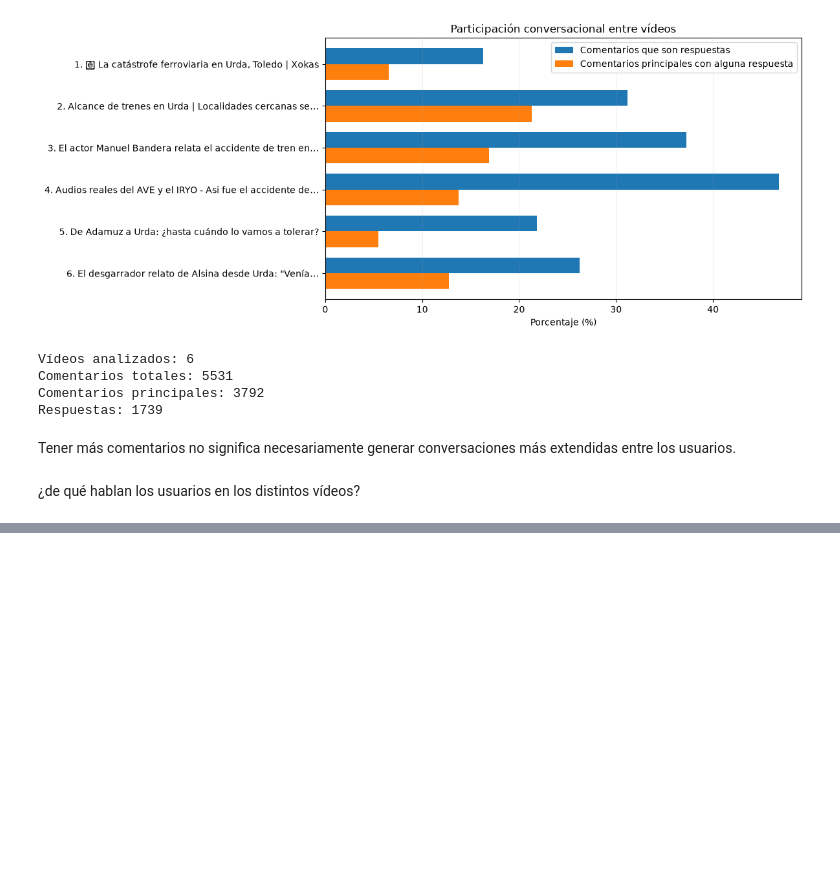
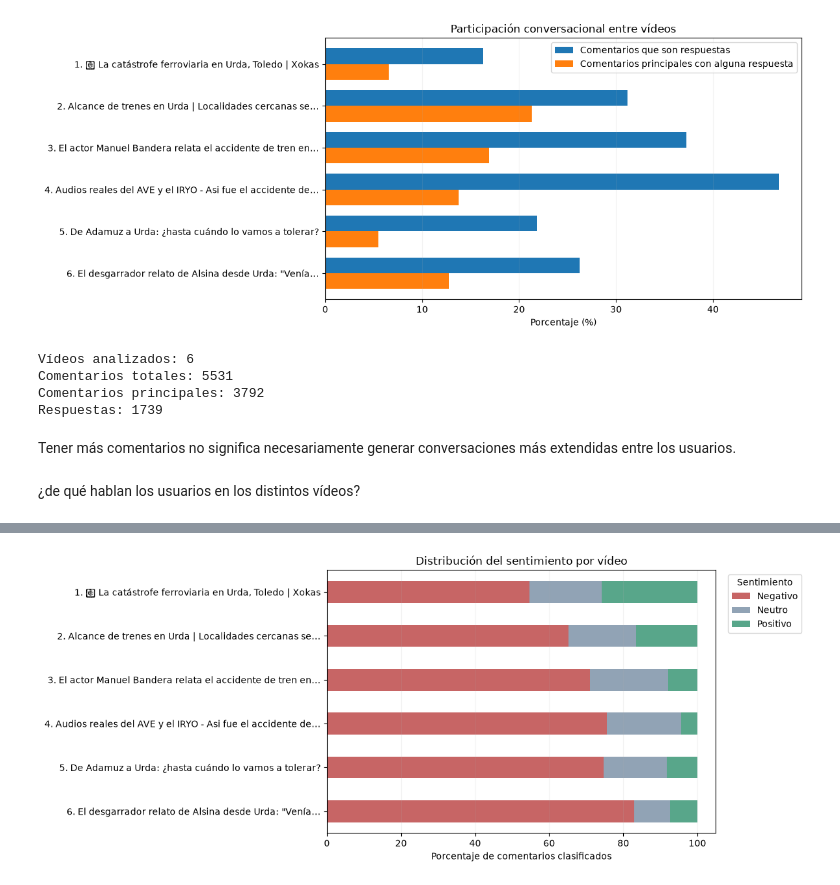
Before and after one commit to jejoama/Practicas_Curriculares, a Jupyter notebook: GENERAL_def.ipynb, the cells around one changed output, grey strips where cells are left out. Drawn from its saved outputs; the diff is of its cells as text; code cells hidden in the pictures; blank space fills up the shorter version.

```diff
--- a/GENERAL_def.ipynb
+++ b/GENERAL_def.ipynb
@@ -5340,0 +5980,85 @@ DISTRIBUCIÓN PORCENTUAL DE TEMAS
+# %%
+# ============================================================
+# 9. COMPARACIÓN DE SENTIMIENTO ENTRE VÍDEOS
+# ============================================================
+
+import pandas as pd
+import matplotlib.pyplot as plt
+
+# Utilizar los resultados ya calculados
+base = (
+    df_todos
+    if "SENTIMIENTO_GLOBAL" in df_todos.columns
+    else df_sent_muestra
+)
+
+datos_sent = base[
+    base["SENTIMIENTO_GLOBAL"].isin(["NEG", "NEU", "POS"])
+].copy()
+
+if datos_sent.empty:
+    raise ValueError("No se encontraron sentimientos clasificados.")
+
+# Número analizado frente al total disponible
+total = df_todos.groupby("ID_VIDEO").size()
+analizados = datos_sent.groupby("ID_VIDEO").size()
+
+cobertura = pd.DataFrame({
+    "TOTAL": total,
+    "ANALIZADOS": analizados
+}).fillna(0)
+
+cobertura["COBERTURA_%"] = (
+    100 * cobertura["ANALIZADOS"] / cobertura["TOTAL"]
+)
+
+# Distribución por vídeo
+distribucion = pd.crosstab(
+    datos_sent["ID_VIDEO"],
+    datos_sent["SENTIMIENTO_GLOBAL"],
+    normalize="index"
+).mul(100)
+
+distribucion = distribucion.reindex(
+    columns=["NEG", "NEU", "POS"], fill_value=0
+)
+
+distribucion = distribucion.rename(columns={
+    "NEG": "Negativo",
+    "NEU": "Neutro",
+    "POS": "Positivo"
+})
+
+tabla_sent = cobertura.join(distribucion)
+
+# Títulos legibles ya definidos
+nombres = resumen.set_index("ID_VIDEO")["VIDEO"]
+tabla_sent.index = tabla_sent.index.map(nombres)
+
+display(tabla_sent.round(2))
+
+# Gráfico
+ax = tabla_sent[
+    ["Negativo", "Neutro", "Positivo"]
+].plot(
+    kind="barh",
+    stacked=True,
+    figsize=(12, max(5, len(tabla_sent) * 0.8)),
+    color=["#C76565", "#91A3B5", "#58A68A"]
+)
+
+ax.set_title("Distribución del sentimiento por vídeo")
+ax.set_xlabel("Porcentaje de comentarios clasificados")
+ax.set_ylabel("")
+ax.invert_yaxis()
+ax.legend(title="Sentimiento", bbox_to_anchor=(1.02, 1))
+ax.grid(axis="x", alpha=0.15)
+
+plt.tight_layout()
+plt.show()
+
+print(
+    f"Comentarios clasificados: {len(datos_sent)} "
+    f"de {len(df_todos)}"
+)
+# %% [output]
@@ -5340,0 +6073 @@ DISTRIBUCIÓN PORCENTUAL DE TEMAS
+[figure, added]
```
Also changed, not shown: parts of 29 cells of this notebook.
